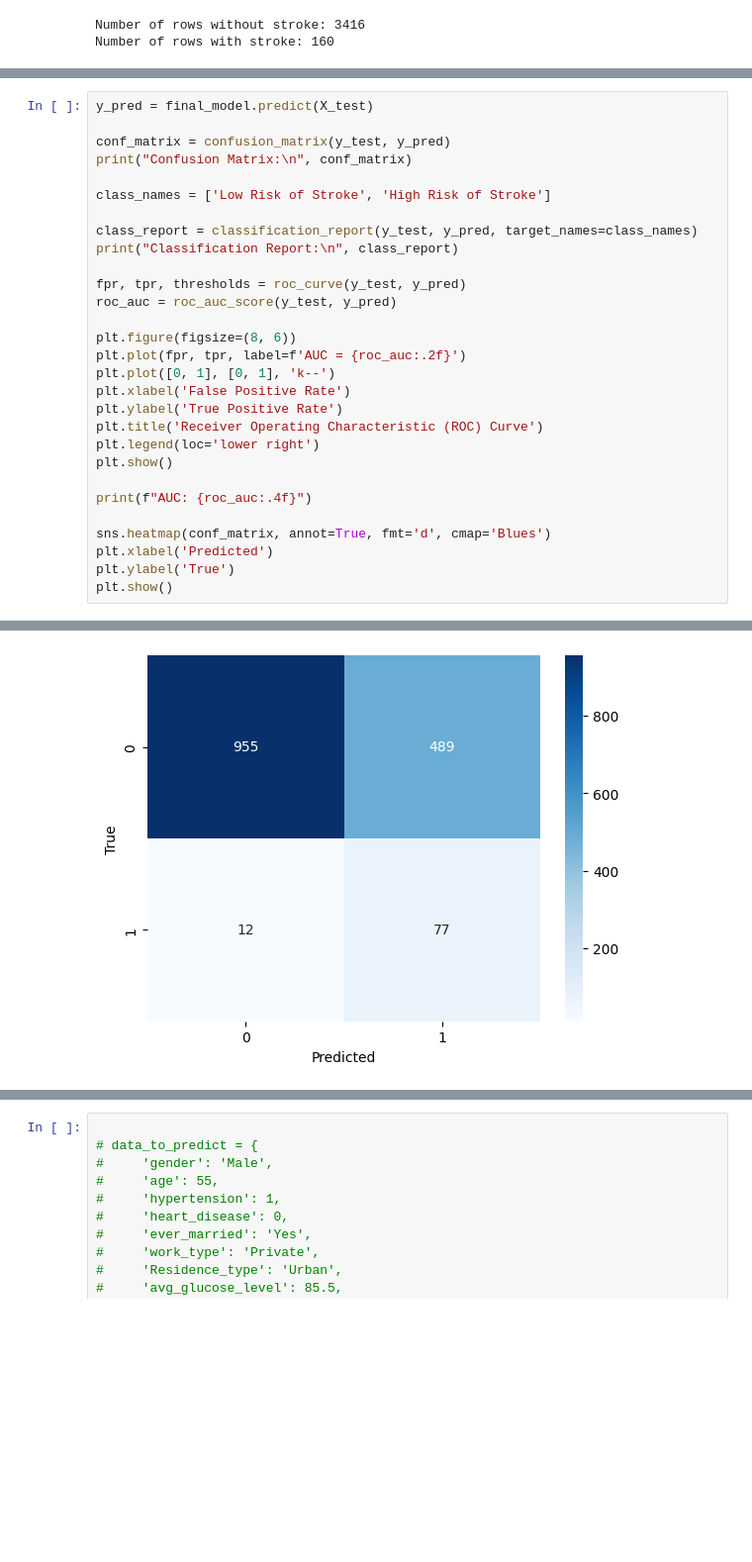
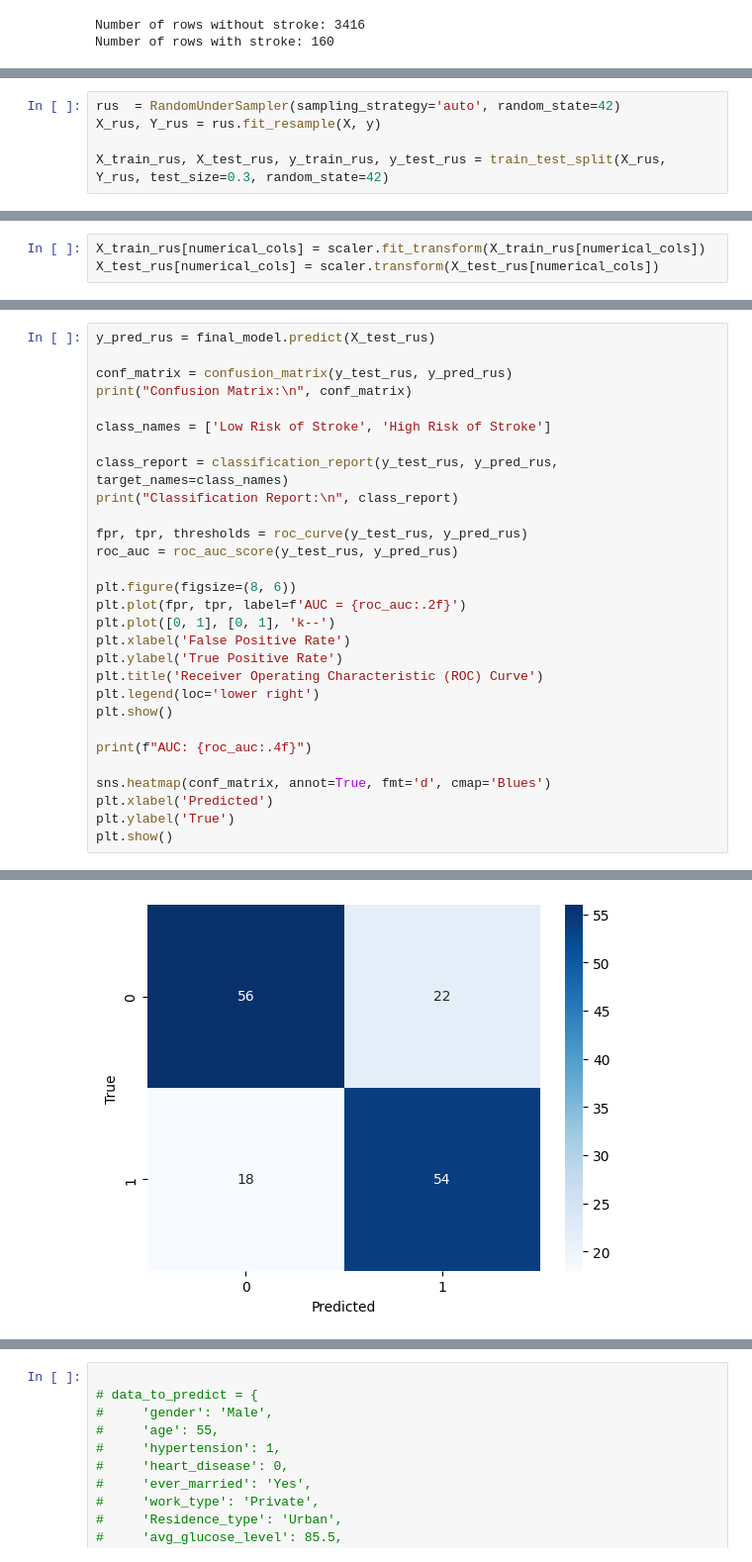
Before and after one commit to WSNekoWay/AI_ALP_Bryan---Hans, a Jupyter notebook: random_forest_stroke.ipynb, the cells around one changed output, grey strips where cells are left out. Shown: that part at 99% size. Drawn from its saved outputs; the diff is of its cells as text; blank space fills up the shorter version.

```diff
--- a/random_forest_stroke.ipynb
+++ b/random_forest_stroke.ipynb
@@ -331,3 +328,8 @@ X_train_rus, y_train_rus = rus.fit_resample(X_train, y_train)
+# %%
+rus  = RandomUnderSampler(sampling_strategy='auto', random_state=42)
+X_rus, Y_rus = rus.fit_resample(X, y)
+
+X_train_rus, X_test_rus, y_train_rus, y_test_rus = train_test_split(X_rus, Y_rus, test_size=0.3, random_state=42)
 # %%
 print("X train: ", X_train_rus.shape)
 print("Y train: ", y_train_rus.shape)
@@ -352,3 +354,6 @@ Number of rows with stroke: 160
+# %%
+X_train_rus[numerical_cols] = scaler.fit_transform(X_train_rus[numerical_cols])
+X_test_rus[numerical_cols] = scaler.transform(X_test_rus[numerical_cols])
 # %%
 best_params = None
 
@@ -378,16 +382,16 @@ RandomForestClassifier(criterion='entropy', max_depth=10, min_samples_split=5,
 # %%
-y_pred = final_model.predict(X_test)
+y_pred_rus = final_model.predict(X_test_rus)
 
-conf_matrix = confusion_matrix(y_test, y_pred)
+conf_matrix = confusion_matrix(y_test_rus, y_pred_rus)
 print("Confusion Matrix:\n", conf_matrix)
 
 class_names = ['Low Risk of Stroke', 'High Risk of Stroke']
 
-class_report = classification_report(y_test, y_pred, target_names=class_names)
+class_report = classification_report(y_test_rus, y_pred_rus, target_names=class_names)
 print("Classification Report:\n", class_report)
 
-fpr, tpr, thresholds = roc_curve(y_test, y_pred)
-roc_auc = roc_auc_score(y_test, y_pred)
+fpr, tpr, thresholds = roc_curve(y_test_rus, y_pred_rus)
+roc_auc = roc_auc_score(y_test_rus, y_pred_rus)
 
 plt.figure(figsize=(8, 6))
 plt.plot(fpr, tpr, label=f'AUC = {roc_auc:.2f}')
@@ -422 +426 @@ AUC: 0.7633
-[figure, old version]
+[figure, new version]
```
Also changed, not shown: parts of 22 cells of this notebook, 2 other files.
